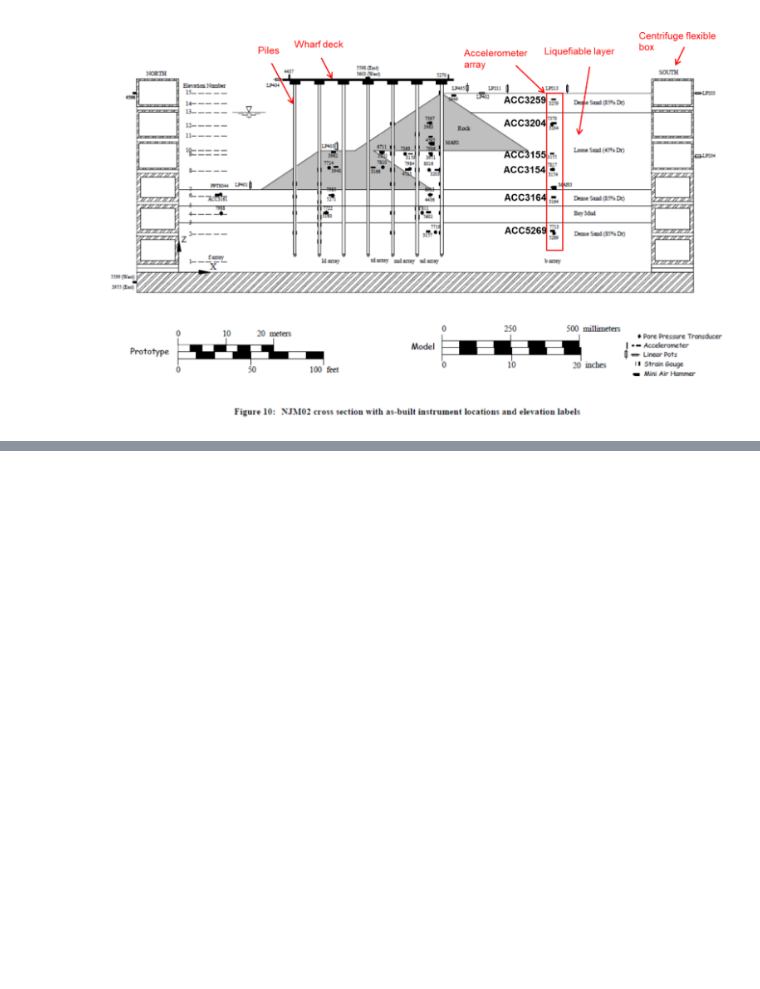
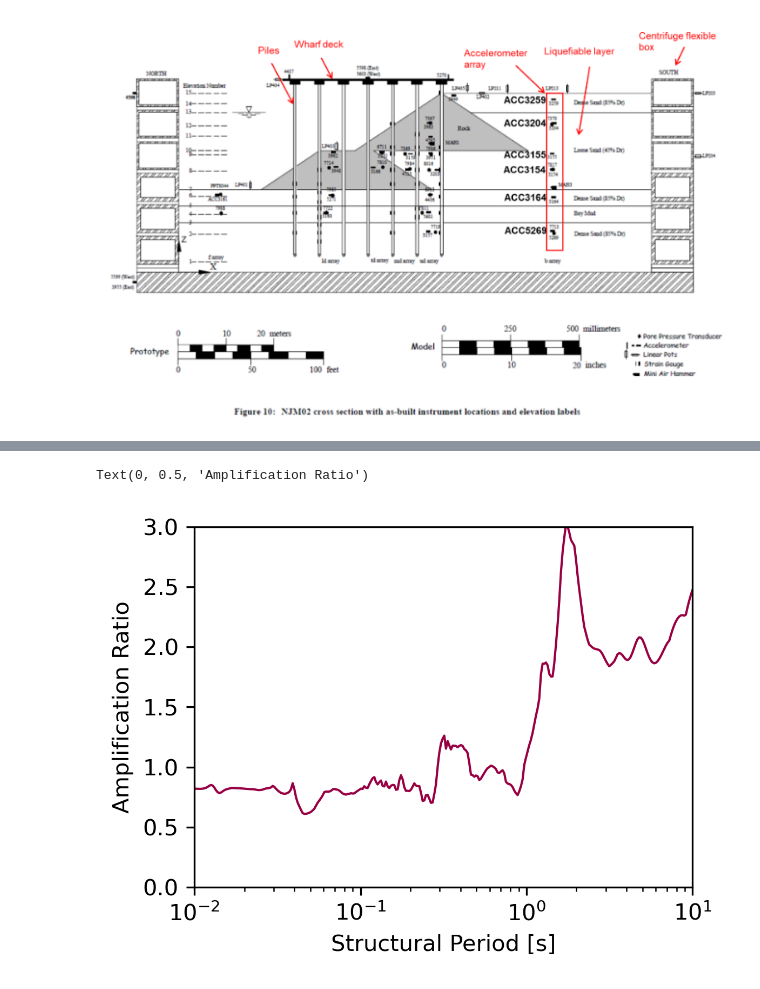
Before and after one commit to bKeungAuyeung/CE543-HW4, a Jupyter notebook: bAuyeung_HW4-code_CE543.ipynb, the cells around one changed output, grey strips where cells are left out. Saved outputs shown, nothing was run; the diff lists cells and outputs as text; code cells hidden in the pictures; blank space fills up the shorter version.

```diff
--- a/bAuyeung_HW4-code_CE543.ipynb
+++ b/bAuyeung_HW4-code_CE543.ipynb
@@ -202,0 +208,12 @@ ax.legend(frameon=False, loc='best', fontsize=7)
+# %%
+fig, ax = plt.subplots(figsize=(4,3), dpi=300, tight_layout=True)
+ax.semilogx(mtlb_periods, mtlb_psa3204/mtlb_base, '-', color='#980043', label='Ratio', linewidth = 1)
+
+ax.set_xlim(0.01,10)
+ax.set_ylim(0, 3)
+ax.set_yticks(np.arange(0, 3.1, 0.5))
+ax.set_xlabel('Structural Period [s]')
+ax.set_ylabel('Amplification Ratio')
+# %% [output]
+Text(0, 0.5, 'Amplification Ratio')
+[figure, added]
```
Also changed, not shown: parts of 4 cells of this notebook, 1 other file.
